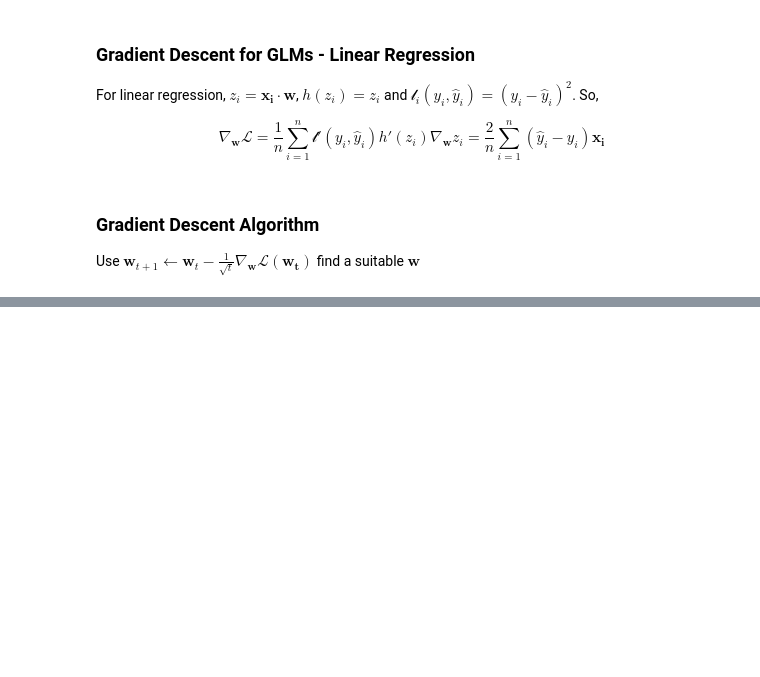
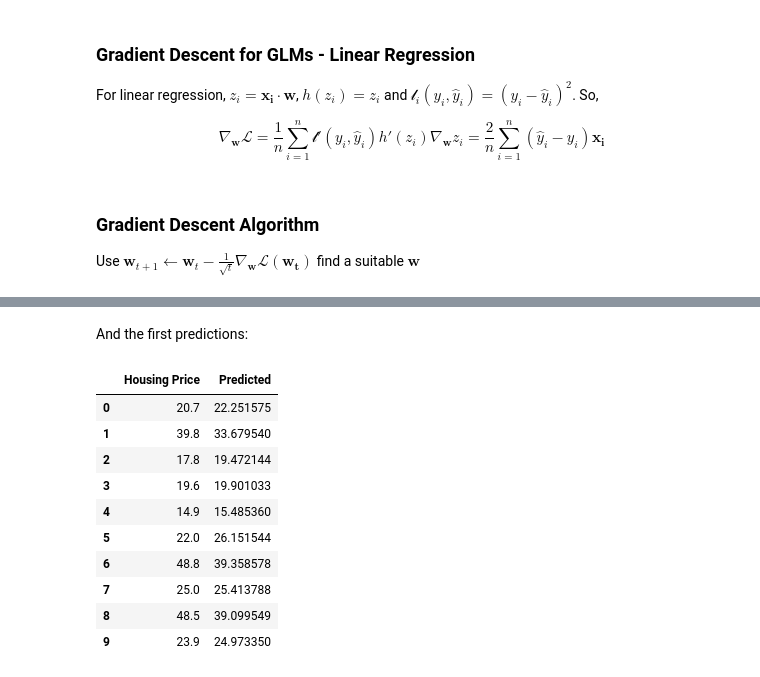
Before and after one commit to khatna/learning_machine_learning, a Jupyter notebook: ml/glm-lr/glm-lr.ipynb, the cells around one changed output, grey strips where cells are left out. Saved outputs shown, nothing was run; the diff lists cells and outputs as text; code cells hidden in the pictures; blank space fills up the shorter version.

```diff
--- a/ml/glm-lr/glm-lr.ipynb
+++ b/ml/glm-lr/glm-lr.ipynb
@@ -117,0 +168,16 @@ Seemingly, the spike happens because
+# %% [markdown]
+And the first predictions:
+# %%
+results.head(10)
+# %% [output]
+|  | Housing Price | Predicted |
+| 0 | 20.7 | 22.251575 |
+| 1 | 39.8 | 33.679540 |
+| 2 | 17.8 | 19.472144 |
+| 3 | 19.6 | 19.901033 |
+| 4 | 14.9 | 15.485360 |
+| 5 | 22.0 | 26.151544 |
+| 6 | 48.8 | 39.358578 |
+| 7 | 25.0 | 25.413788 |
+| 8 | 48.5 | 39.099549 |
+| 9 | 23.9 | 24.973350 |
```
Also changed, not shown: parts of 11 cells of this notebook.
